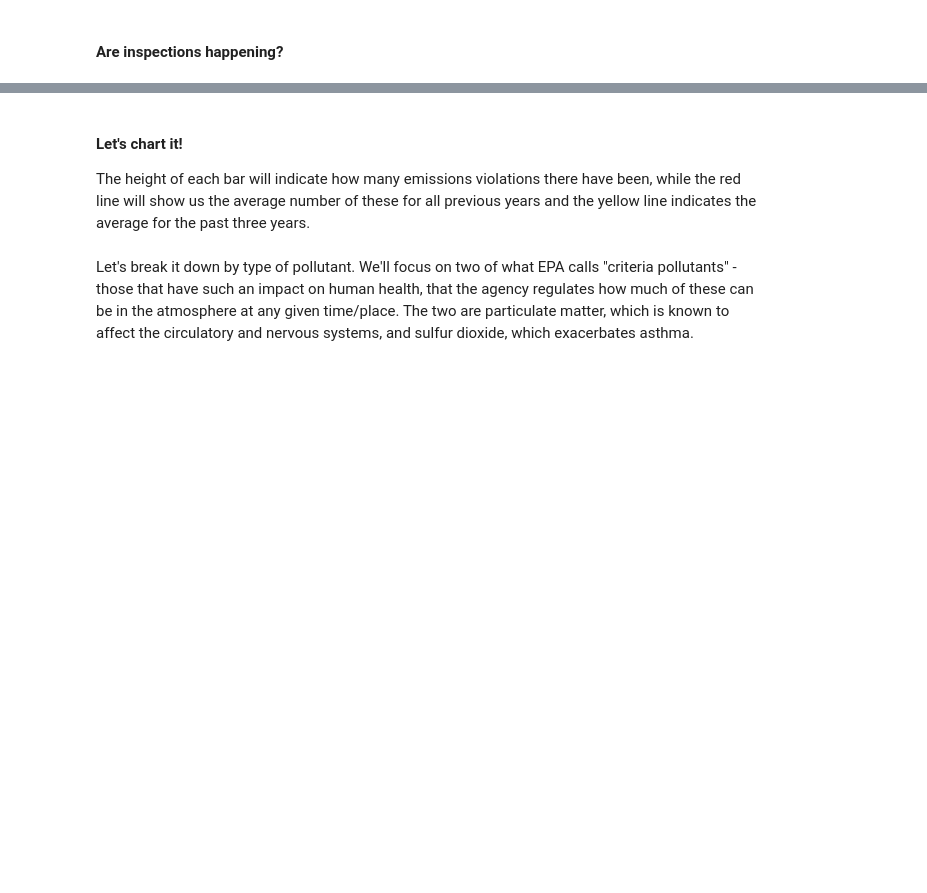
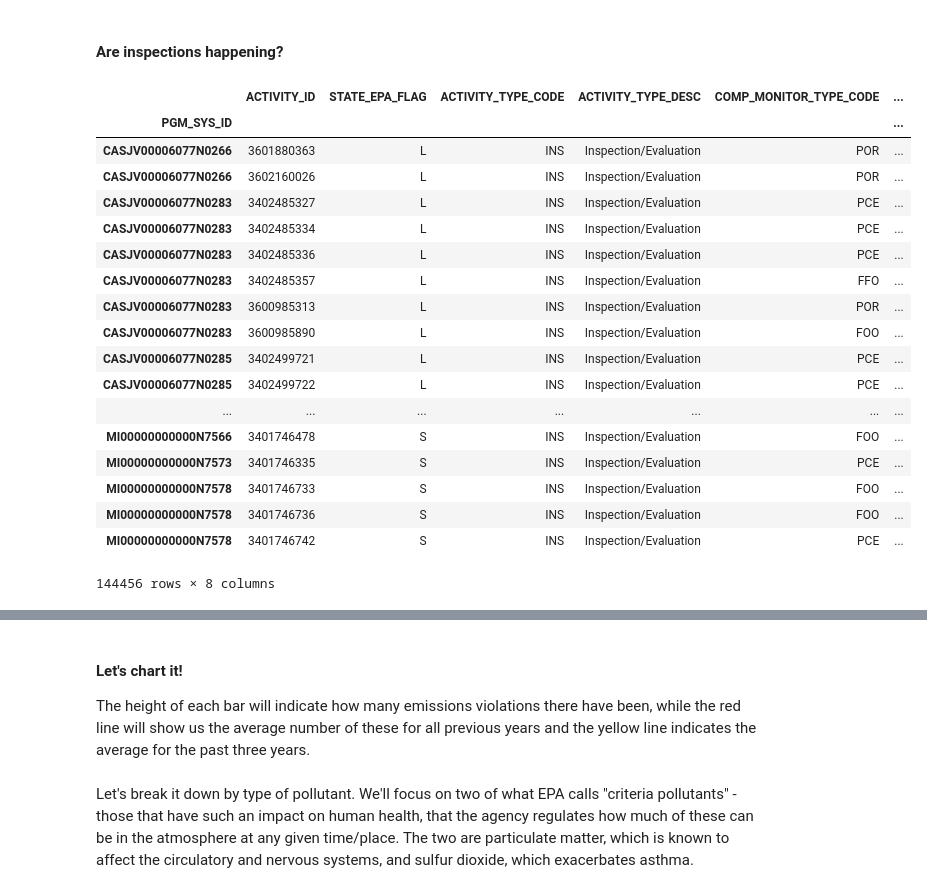
Before and after one commit to edgi-govdata-archiving/ECHO-COVID19, a Jupyter notebook: ECHO-COVID19.ipynb, the cells around one changed output, grey strips where cells are left out. Cells and saved outputs as stored; diff of their text form; code cells hidden in the pictures; blank space fills up the shorter version.

```diff
--- a/ECHO-COVID19.ipynb
+++ b/ECHO-COVID19.ipynb
@@ -145,10 +169,30 @@ charter(stack_data, 'ACTUAL_END_DATE', "%m/%d/%Y", 'STATE_EPA_FLAG',
 #### Are inspections happening?
 # %%
 ###### TBD
-#sql = "select * from `ICIS-AIR_STACK_TESTS` where ACTUAL_END_DATE like '"+mnth+"/%'"
-#url='http://apps.tlt.stonybrook.edu/echoepa/?query='
-#data_location=url+urllib.parse.quote(sql)
+sql = "select * from `ICIS-AIR_FCES_PCES` where ACTUAL_END_DATE like '"+mnth+"-%'"
+url='http://apps.tlt.stonybrook.edu/echoepa/?query='
+data_location=url+urllib.parse.quote(sql)
 
-#stack_data = pd.read_csv(data_location,encoding='iso-8859-1',header = 0)
-#stack_data.set_index("pgm_sys_id", inplace=True)
-#stack_data
+eval_data = pd.read_csv(data_location,encoding='iso-8859-1',header = 0)
+eval_data.set_index("PGM_SYS_ID", inplace=True)
+eval_data
+# %% [output]
+|  | ACTIVITY_ID | STATE_EPA_FLAG | ACTIVITY_TYPE_CODE | ACTIVITY_TYPE_DESC | COMP_MONITOR_TYPE_CODE | ... |
+| PGM_SYS_ID |  |  |  |  |  | ... |
+| CASJV00006077N0266 | 3601880363 | L | INS | Inspection/Evaluation | POR | ... |
+| CASJV00006077N0266 | 3602160026 | L | INS | Inspection/Evaluation | POR | ... |
+| CASJV00006077N0283 | 3402485327 | L | INS | Inspection/Evaluation | PCE | ... |
+| CASJV00006077N0283 | 3402485334 | L | INS | Inspection/Evaluation | PCE | ... |
+| CASJV00006077N0283 | 3402485336 | L | INS | Inspection/Evaluation | PCE | ... |
+| CASJV00006077N0283 | 3402485357 | L | INS | Inspection/Evaluation | FFO | ... |
+| CASJV00006077N0283 | 3600985313 | L | INS | Inspection/Evaluation | POR | ... |
+| CASJV00006077N0283 | 3600985890 | L | INS | Inspection/Evaluation | FOO | ... |
+| CASJV00006077N0285 | 3402499721 | L | INS | Inspection/Evaluation | PCE | ... |
+| CASJV00006077N0285 | 3402499722 | L | INS | Inspection/Evaluation | PCE | ... |
+| ... | ... | ... | ... | ... | ... | ... |
+| MI00000000000N7566 | 3401746478 | S | INS | Inspection/Evaluation | FOO | ... |
+| MI00000000000N7573 | 3401746335 | S | INS | Inspection/Evaluation | PCE | ... |
+| MI00000000000N7578 | 3401746733 | S | INS | Inspection/Evaluation | FOO | ... |
+| MI00000000000N7578 | 3401746736 | S | INS | Inspection/Evaluation | FOO | ... |
+| MI00000000000N7578 | 3401746742 | S | INS | Inspection/Evaluation | PCE | ... |
+144456 rows × 8 columns
```
Also changed, not shown: parts of 11 cells of this notebook.
